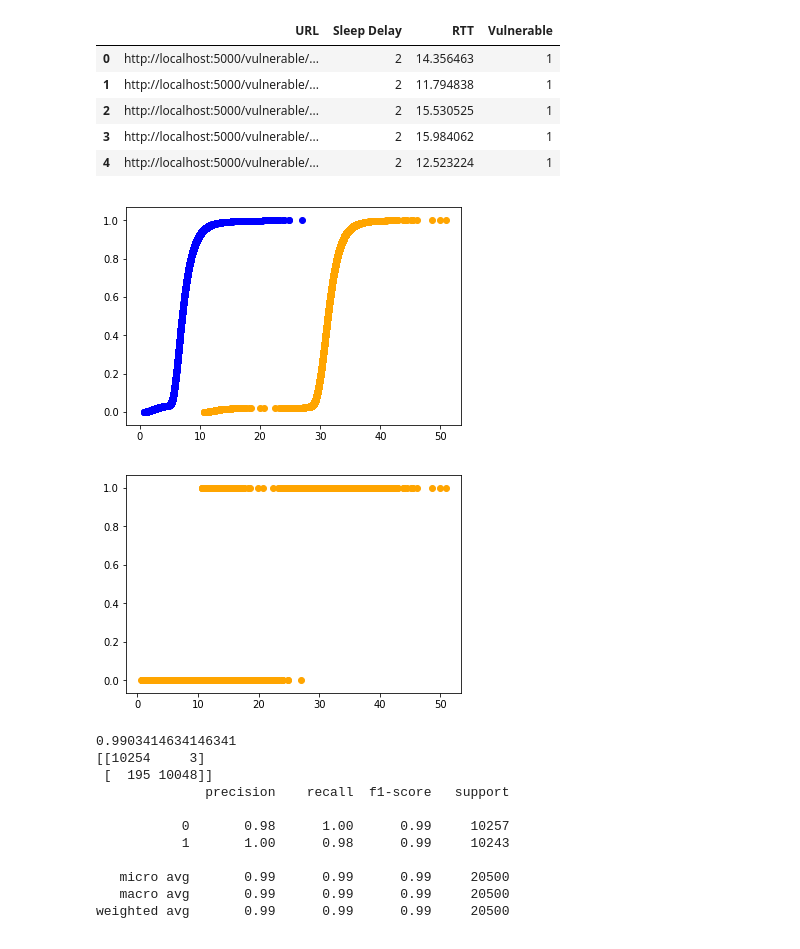
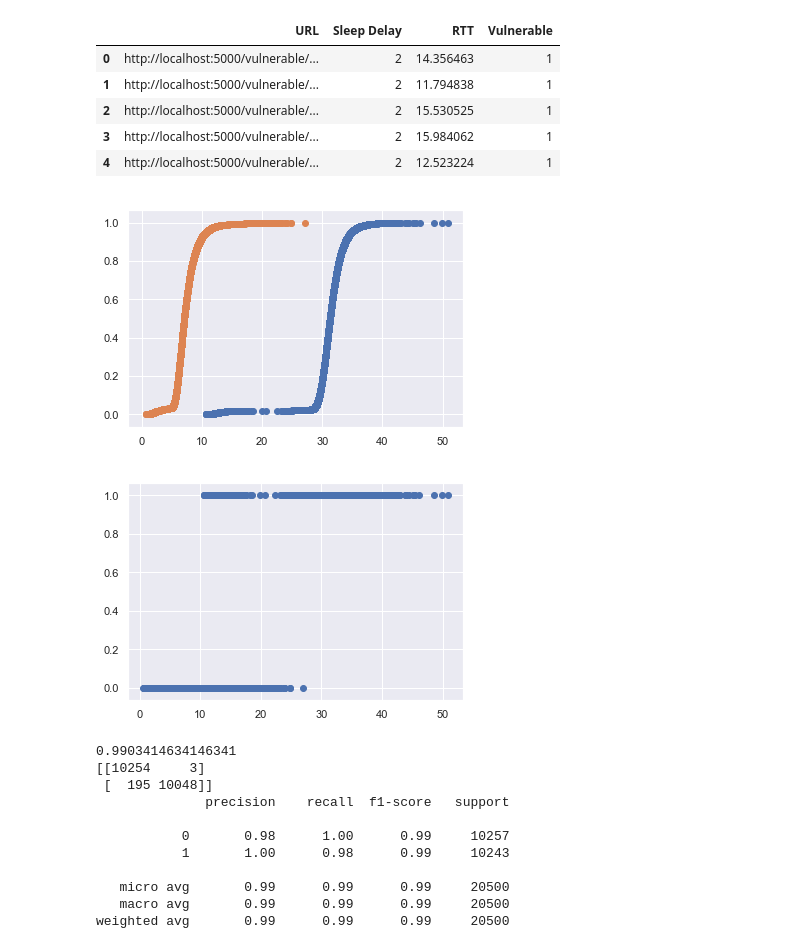
Before and after one commit to avourakis/Time-Based-Test-Blind-SQL-Injection, a Jupyter notebook: classification_approach.ipynb, the cells around one changed output. Cells and saved outputs as stored; diff of their text form; code cells hidden in the pictures.

Commit message:
Improved Plots

```diff
--- a/classification_approach.ipynb
+++ b/classification_approach.ipynb
@@ -25,6 +25,8 @@ from sklearn.metrics import classification_report
 from statsmodels.distributions.empirical_distribution import ECDF
 import sklearn.metrics as metrics
 import pickle
+import seaborn as sns
+sns.set()
 # %%
 dataset_df = pd.read_csv('Other/dataset_50000_2.csv')
 # %%
@@ -59,18 +61,18 @@ dataset_df[dataset_df['Vulnerable'] == 1].head()
 # %%
 vul_data = dataset_df[dataset_df['Vulnerable']==1]
 safe_data = dataset_df[dataset_df['Vulnerable']==0]
 
 vul_ecdf = ECDF(vul_data['RTT'])
 safe_ecdf = ECDF(safe_data['RTT'])
 
-_ = plt.scatter(vul_ecdf.x, vul_ecdf.y, color = 'orange')
-_ = plt.scatter(safe_ecdf.x, safe_ecdf.y, color = 'blue')
+_ = plt.scatter(vul_ecdf.x, vul_ecdf.y)
+_ = plt.scatter(safe_ecdf.x, safe_ecdf.y)
 # %% [output]
-[figure, old version]
+[figure, new version]
 # %%
-_ = plt.scatter(dataset_df['RTT'], dataset_df['Vulnerable'], color = 'orange')
+_ = plt.scatter(dataset_df['RTT'], dataset_df['Vulnerable'])
 # %% [output]
-[figure, old version]
+[figure, new version]
 # %%
 x_train, x_test, y_train, y_test = train_test_split(dataset_df['RTT'], dataset_df['Vulnerable'], test_size=0.41, random_state=0)
 # %%
```
Also changed, not shown: 5 other files.
